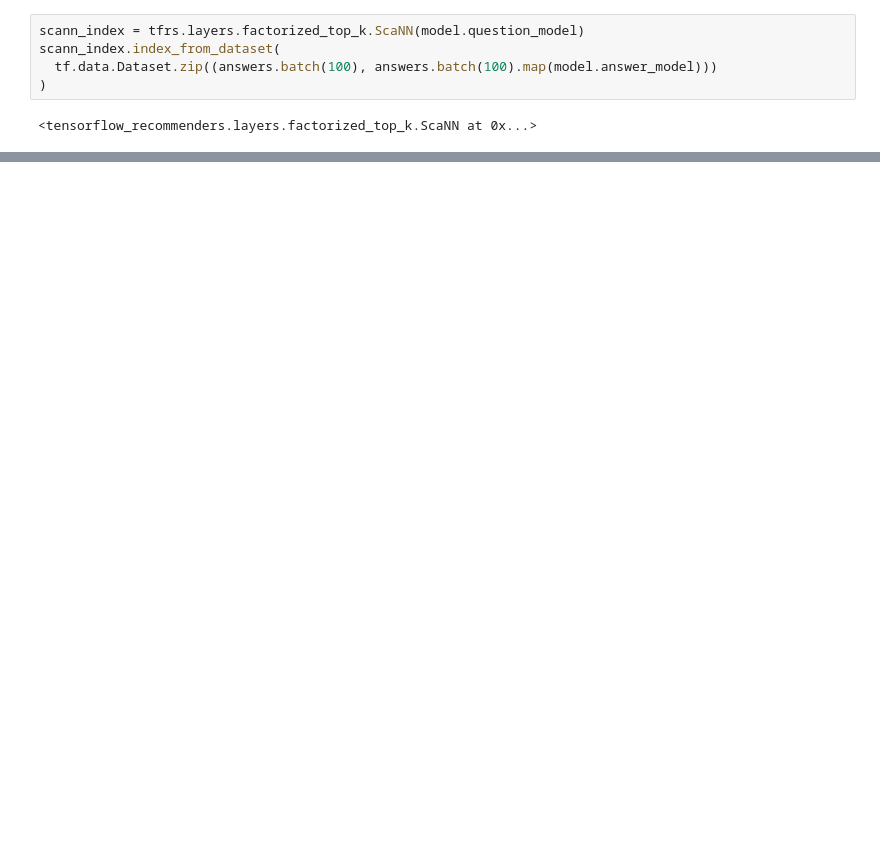
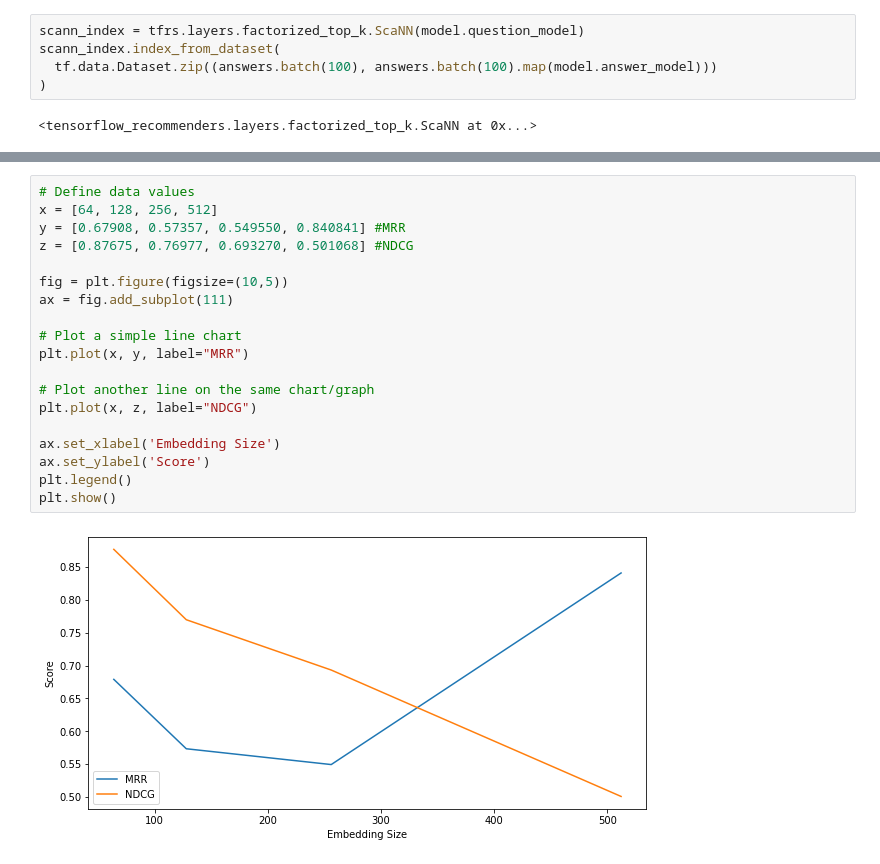
Before and after one commit to jagan-lakshmipathy/w266-final-project, a Jupyter notebook: FinBERT-QA/notebooks/AnswerRetrievalForQuestion.ipynb, the cells around one changed output, grey strips where cells are left out. Cells and saved outputs as stored; diff of their text form; blank space fills up the shorter version.

```diff
--- a/FinBERT-QA/notebooks/AnswerRetrievalForQuestion.ipynb
+++ b/FinBERT-QA/notebooks/AnswerRetrievalForQuestion.ipynb
@@ -671,0 +707,21 @@ ap[:10]
+# %%
+# Define data values
+x = [64, 128, 256, 512]
+y = [0.67908, 0.57357, 0.549550, 0.840841] #MRR
+z = [0.87675, 0.76977, 0.693270, 0.501068] #NDCG
+
+fig = plt.figure(figsize=(10,5))
+ax = fig.add_subplot(111)
+
+# Plot a simple line chart
+plt.plot(x, y, label="MRR")
+
+# Plot another line on the same chart/graph
+plt.plot(x, z, label="NDCG")
+
+ax.set_xlabel('Embedding Size')
+ax.set_ylabel('Score')
+plt.legend()
+plt.show()
+# %% [output]
+[figure, added]
```
Also changed, not shown: parts of 13 cells of this notebook, 15 other files.
